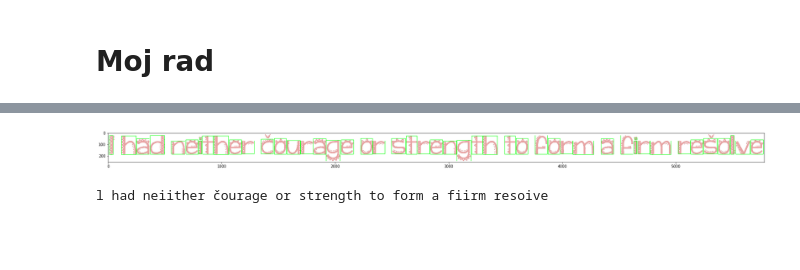
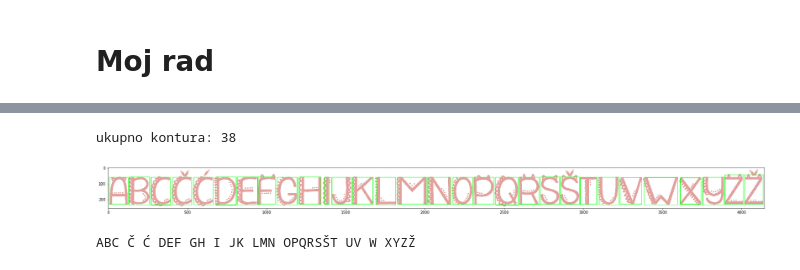
Before and after one commit to vlaksi/Soft-Challenges, a Jupyter notebook: izazovi[20-21]/Nedeljni izazov 2 - OCR/sc_2020_challenge_2/my-work.ipynb, the cells around one changed output, grey strips where cells are left out. Drawn from its saved outputs; the diff is of its cells as text; code cells hidden in the pictures; blank space fills up the shorter version.

```diff
--- a/izazovi[20-21]/Nedeljni izazov 2 - OCR/sc_2020_challenge_2/my-work.ipynb
+++ b/izazovi[20-21]/Nedeljni izazov 2 - OCR/sc_2020_challenge_2/my-work.ipynb
@@ -62,12 +64,13 @@ Istrenirani model uspesno ucitan.
 [figure]
 # %%
 # Učitavanje slike i određivanje regiona od interesa
-validation_image_path = 'dataset/validation/train0.png'
+validation_image_path = 'dataset/train/alphabet0.png'
 distances, letters = load_image_and_find_roi_validate(validation_image_path)
 # %% [output]
+ukupno kontura: 38
-[figure, old version]
+[figure, new version]
 # %%
 # PREDIKCIJA
 print(extract_text_without_vocabulary(distances, letters, ann))
 # %% [output]
-l had neiither čourage or strength to form a fiirm resoive
+ABC Č Ć DEF GH I JK LMN OPQRSŠT UV W XYZŽ
```
Also changed, not shown: parts of 1 cell of this notebook, 3 other files.
